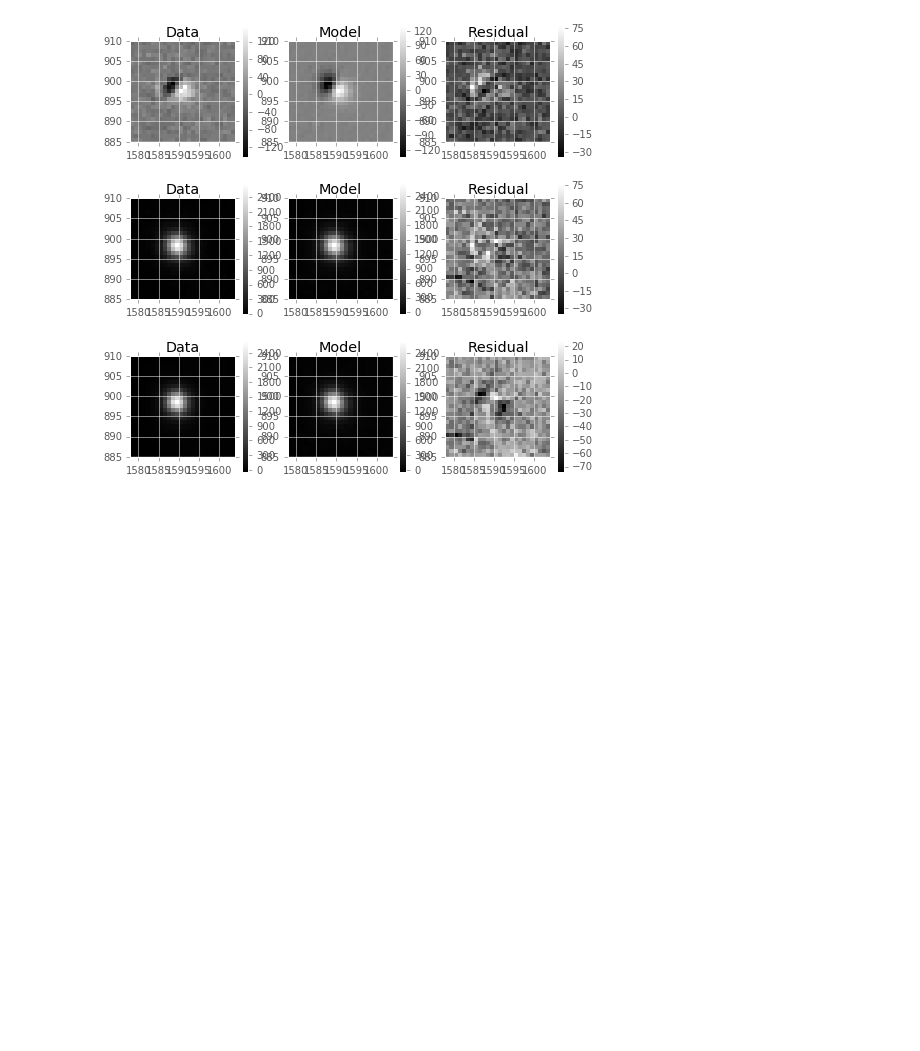
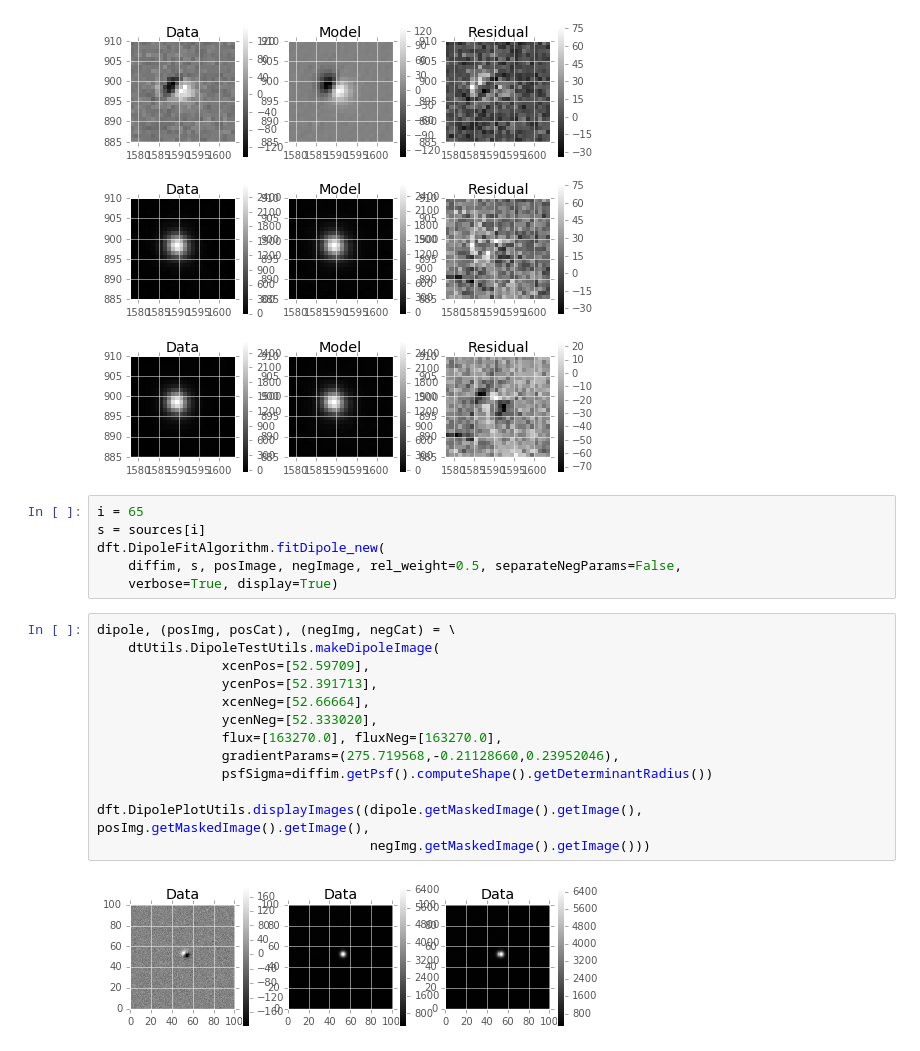
Before and after one commit to lsst/ip_diffim, a Jupyter notebook: test fit dipoles on decam data.ipynb, the cells around one changed output. Cells and saved outputs as stored; diff of their text form; blank space fills up the shorter version.

```diff
--- a/test fit dipoles on decam data.ipynb
+++ b/test fit dipoles on decam data.ipynb
@@ -226,3 +226,24 @@ resultsOutput(psfFitPosCentroidX=1589.0982742942781, psfFitPosCentroidY=897.8449
 dft.DipolePlotUtils.displayFitResults(fitObj, s.getFootprint())
 # %% [output]
 [figure]
+# %%
+i = 65
+s = sources[i]
+dft.DipoleFitAlgorithm.fitDipole_new(
+    diffim, s, posImage, negImage, rel_weight=0.5, separateNegParams=False,
+    verbose=True, display=True)
+# %%
+dipole, (posImg, posCat), (negImg, negCat) = \
+    dtUtils.DipoleTestUtils.makeDipoleImage(
+                xcenPos=[52.59709],
+                ycenPos=[52.391713],
+                xcenNeg=[52.66664],
+                ycenNeg=[52.333020],
+                flux=[163270.0], fluxNeg=[163270.0],
+                gradientParams=(275.719568,-0.21128660,0.23952046),
+                psfSigma=diffim.getPsf().computeShape().getDeterminantRadius())
+
+dft.DipolePlotUtils.displayImages((dipole.getMaskedImage().getImage(), posImg.getMaskedImage().getImage(),
+                                   negImg.getMaskedImage().getImage()))
+# %% [output]
+[figure, added]
```
Also changed, not shown: parts of 2 cells of this notebook, 2 other files.
